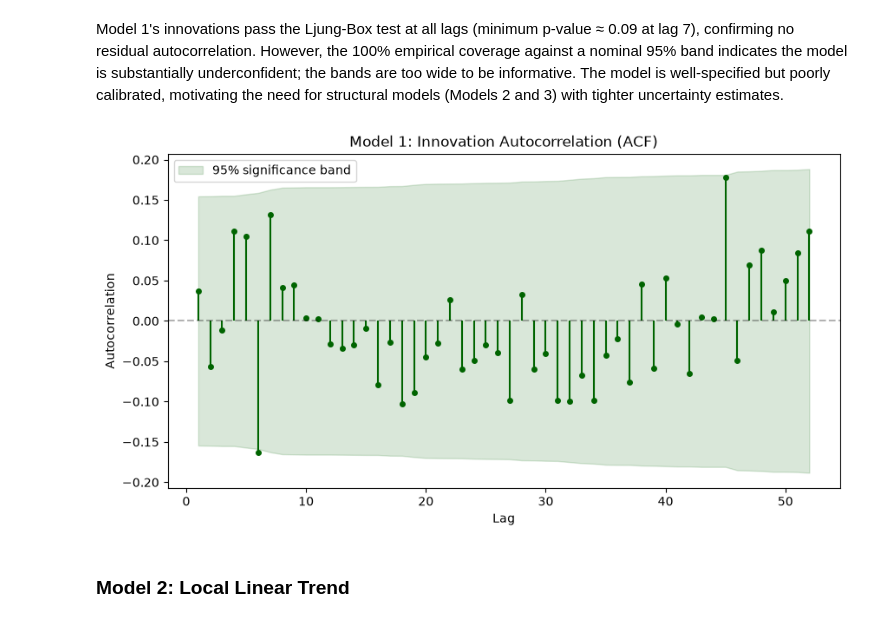
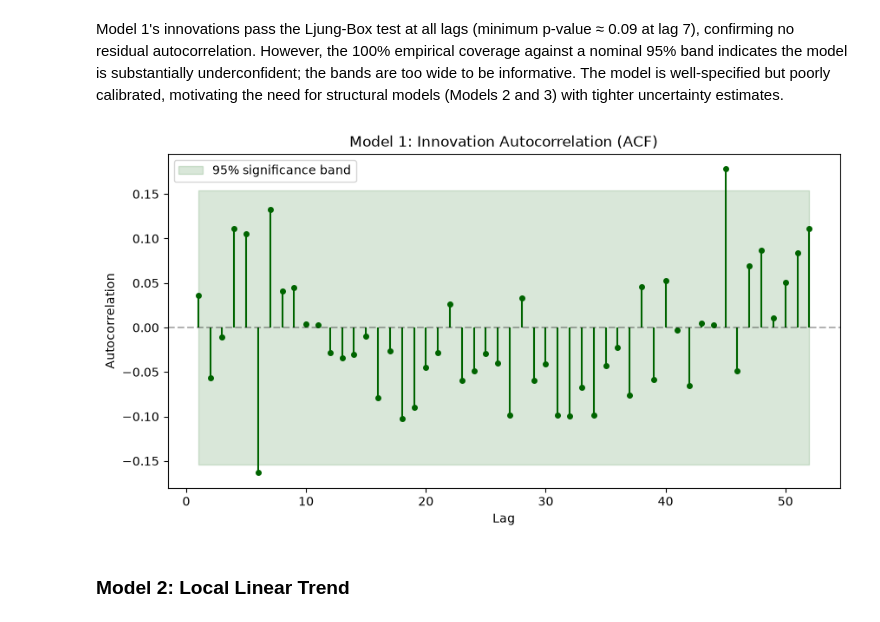
Before and after one commit to alexanderhperalta/kalman-filter, a Jupyter notebook: kalman_filter.ipynb, the cells around one changed output. Cells and saved outputs as stored; diff of their text form; code cells hidden in the pictures.

```diff
--- a/kalman_filter.ipynb
+++ b/kalman_filter.ipynb
@@ -190,10 +190,10 @@ Percentage of p-values < 0.05 (Baseline Model): 0.0
 # %% [markdown]
 Model 1's innovations pass the Ljung-Box test at all lags (minimum p-value ≈ 0.09 at lag 7), confirming no residual autocorrelation. However, the 100% empirical coverage against a nominal 95% band indicates the model is substantially underconfident; the bands are too wide to be informative. The model is well-specified but poorly calibrated, motivating the need for structural models (Models 2 and 3) with tighter uncertainty estimates.
 # %%
-rho, confint = acf(vk_base, nlags=52, alpha=0.05)
+rho, confint = acf(vk_base, nlags=52, alpha=0.05, bartlett_confint=False)
 acf_plot(confint, rho, 'Model 1: Innovation Autocorrelation (ACF)')
 # %% [output]
-[figure, old version]
+[figure, new version]
 # %% [markdown]
 ### **Model 2: Local Linear Trend**
 # %%
```
Also changed, not shown: parts of 2 cells of this notebook.
